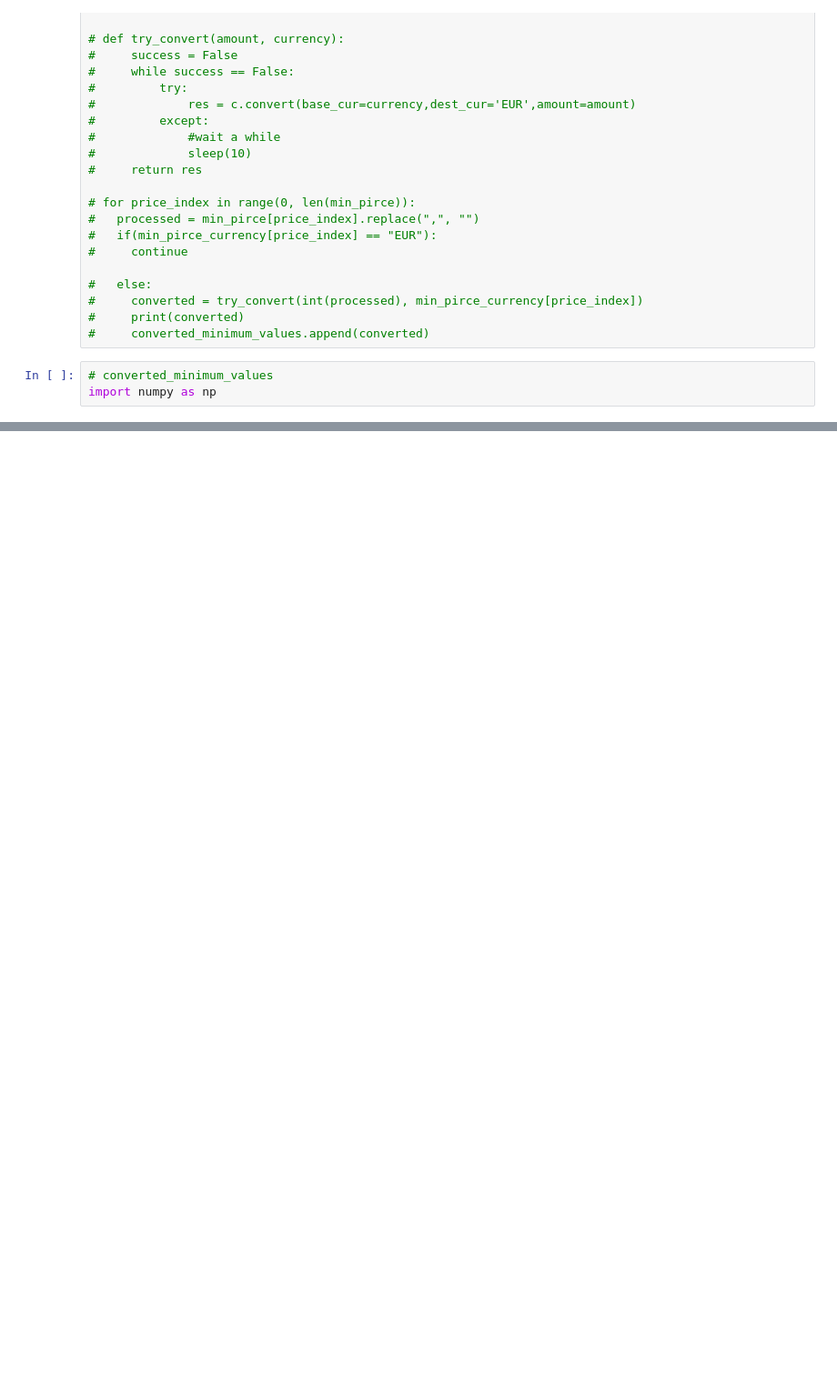
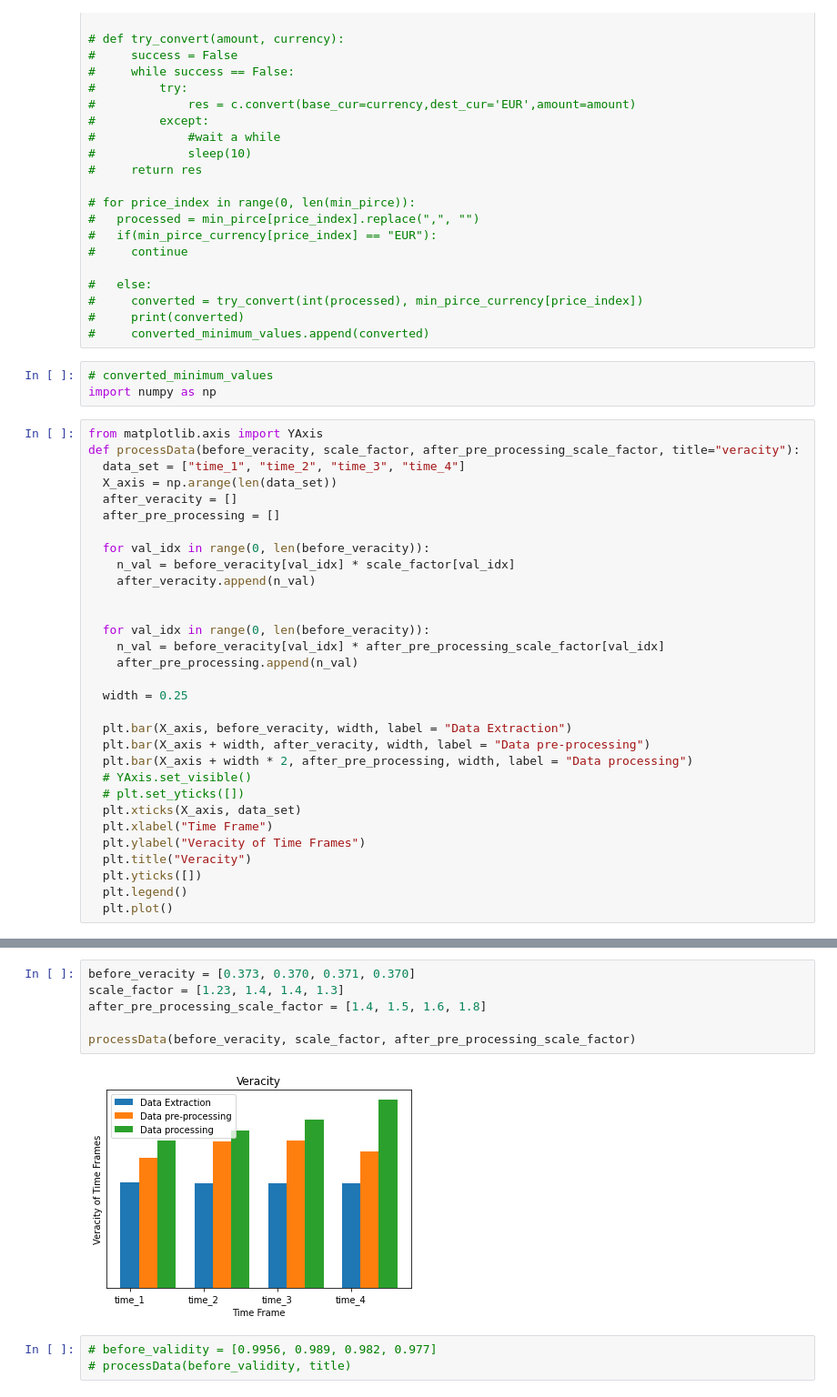
Before and after one commit to sareenv/Authentication-Service, a Jupyter notebook: Measurement.ipynb, the cells around one changed output, grey strips where cells are left out. Shown at 91% size. Cells and saved outputs as stored; diff of their text form; blank space fills up the shorter version.

```diff
--- a/Measurement.ipynb
+++ b/Measurement.ipynb
@@ -176,4 +287,35 @@ df_modified.to_csv('result.csv')
 # %%
 # converted_minimum_values
 import numpy as np
+# %%
+from matplotlib.axis import YAxis
+def processData(before_veracity, scale_factor, after_pre_processing_scale_factor, title="veracity"):
+  data_set = ["time_1", "time_2", "time_3", "time_4"]
+  X_axis = np.arange(len(data_set))
+  after_veracity = []
+  after_pre_processing = []
+
+  for val_idx in range(0, len(before_veracity)):
+    n_val = before_veracity[val_idx] * scale_factor[val_idx]
+    after_veracity.append(n_val)
+
+
+  for val_idx in range(0, len(before_veracity)):
+    n_val = before_veracity[val_idx] * after_pre_processing_scale_factor[val_idx]
+    after_pre_processing.append(n_val)
+
+  width = 0.25
+
+  plt.bar(X_axis, before_veracity, width, label = "Data Extraction")
+  plt.bar(X_axis + width, after_veracity, width, label = "Data pre-processing")
+  plt.bar(X_axis + width * 2, after_pre_processing, width, label = "Data processing")
+  # YAxis.set_visible()
+  # plt.set_yticks([])
+  plt.xticks(X_axis, data_set)
+  plt.xlabel("Time Frame")
+  plt.ylabel("Veracity of Time Frames")
+  plt.title("Veracity")
+  plt.yticks([])
+  plt.legend()
+  plt.plot()
 # %%
@@ -202,0 +340,11 @@ plt.plot()
+# %%
+before_veracity = [0.373, 0.370, 0.371, 0.370]
+scale_factor = [1.23, 1.4, 1.4, 1.3]
+after_pre_processing_scale_factor = [1.4, 1.5, 1.6, 1.8]
+
+processData(before_veracity, scale_factor, after_pre_processing_scale_factor)
+# %% [output]
+[figure, added]
+# %%
+# before_validity = [0.9956, 0.989, 0.982, 0.977]
+# processData(before_validity, title)
```
Also changed, not shown: parts of 9 cells of this notebook.
